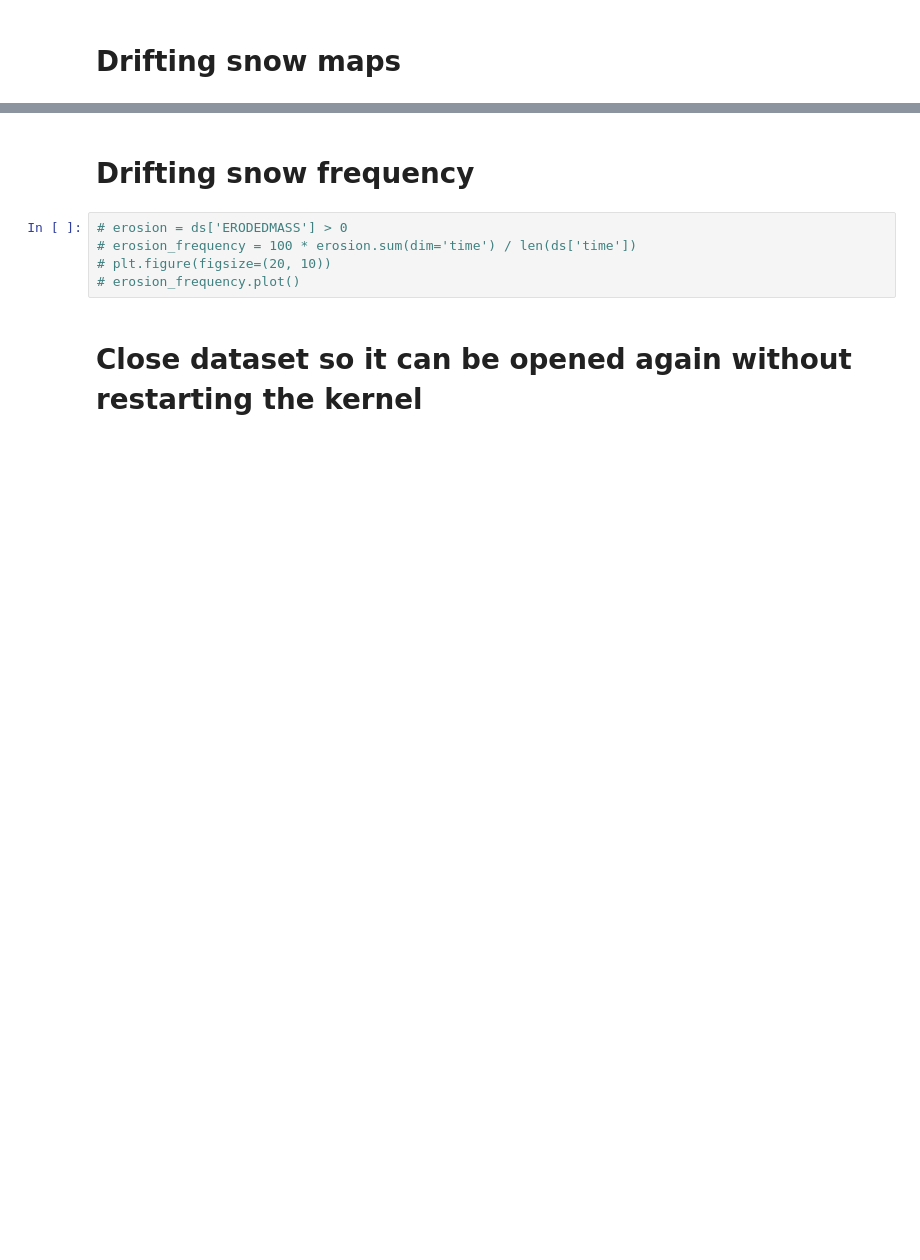
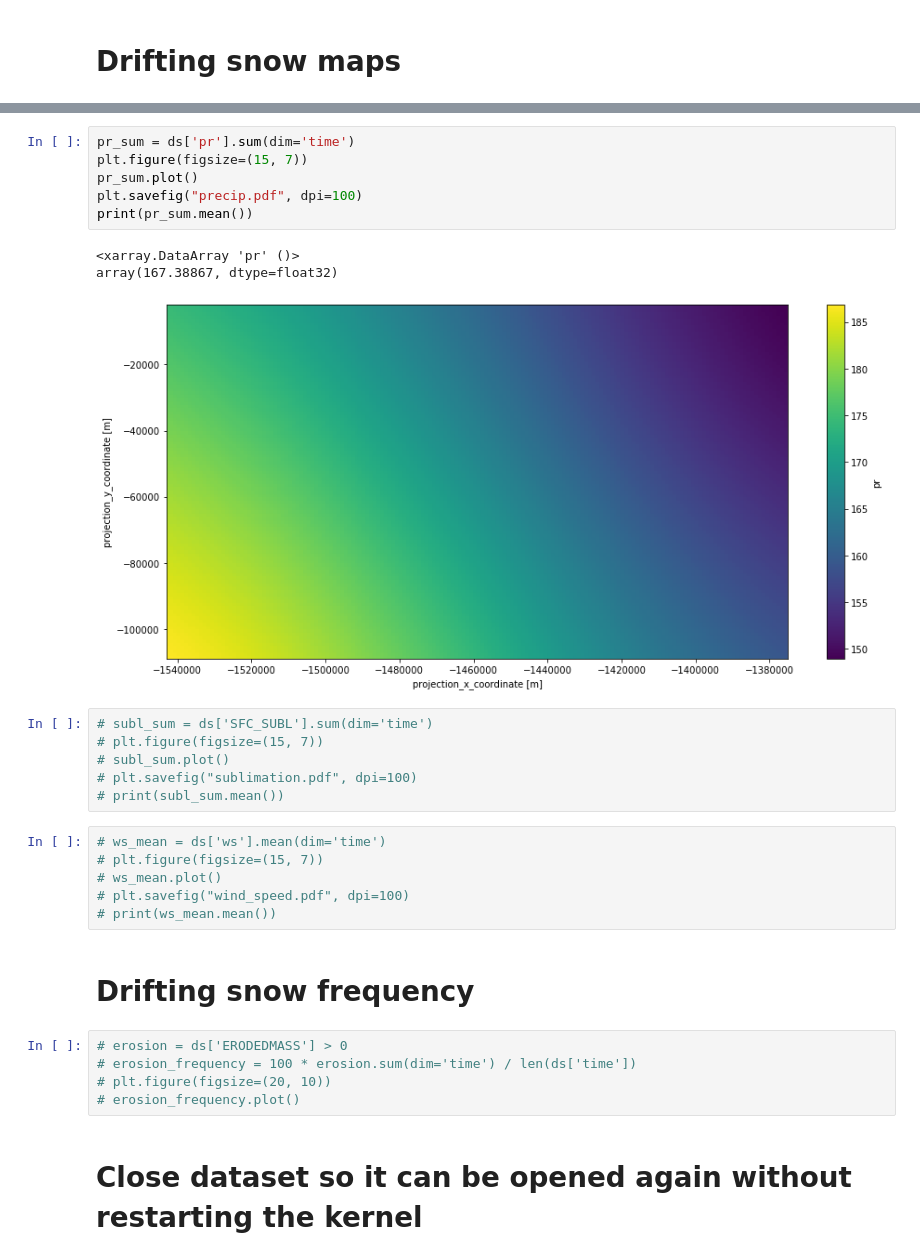
Before and after one commit to EricKeenan/SNOWPACK_WAIS, a Jupyter notebook: analysis/inspect_grid.ipynb, the cells around one changed output, grey strips where cells are left out. Cells and saved outputs as stored; diff of their text form; blank space fills up the shorter version.

```diff
--- a/analysis/inspect_grid.ipynb
+++ b/analysis/inspect_grid.ipynb
@@ -158,3 +166,25 @@ dswe_map[29,:].plot()
+# %%
+pr_sum = ds['pr'].sum(dim='time')
+plt.figure(figsize=(15, 7))
+pr_sum.plot()
+plt.savefig("precip.pdf", dpi=100)
+print(pr_sum.mean())
+# %% [output]
+<xarray.DataArray 'pr' ()>
+array(167.38867, dtype=float32)
+[figure, added]
+# %%
+# subl_sum = ds['SFC_SUBL'].sum(dim='time')
+# plt.figure(figsize=(15, 7))
+# subl_sum.plot()
+# plt.savefig("sublimation.pdf", dpi=100)
+# print(subl_sum.mean())
+# %%
+# ws_mean = ds['ws'].mean(dim='time')
+# plt.figure(figsize=(15, 7))
+# ws_mean.plot()
+# plt.savefig("wind_speed.pdf", dpi=100)
+# print(ws_mean.mean())
 # %% [markdown]
 # Drifting snow frequency
 # %%
```
Also changed, not shown: parts of 7 cells of this notebook, 3 other files.
